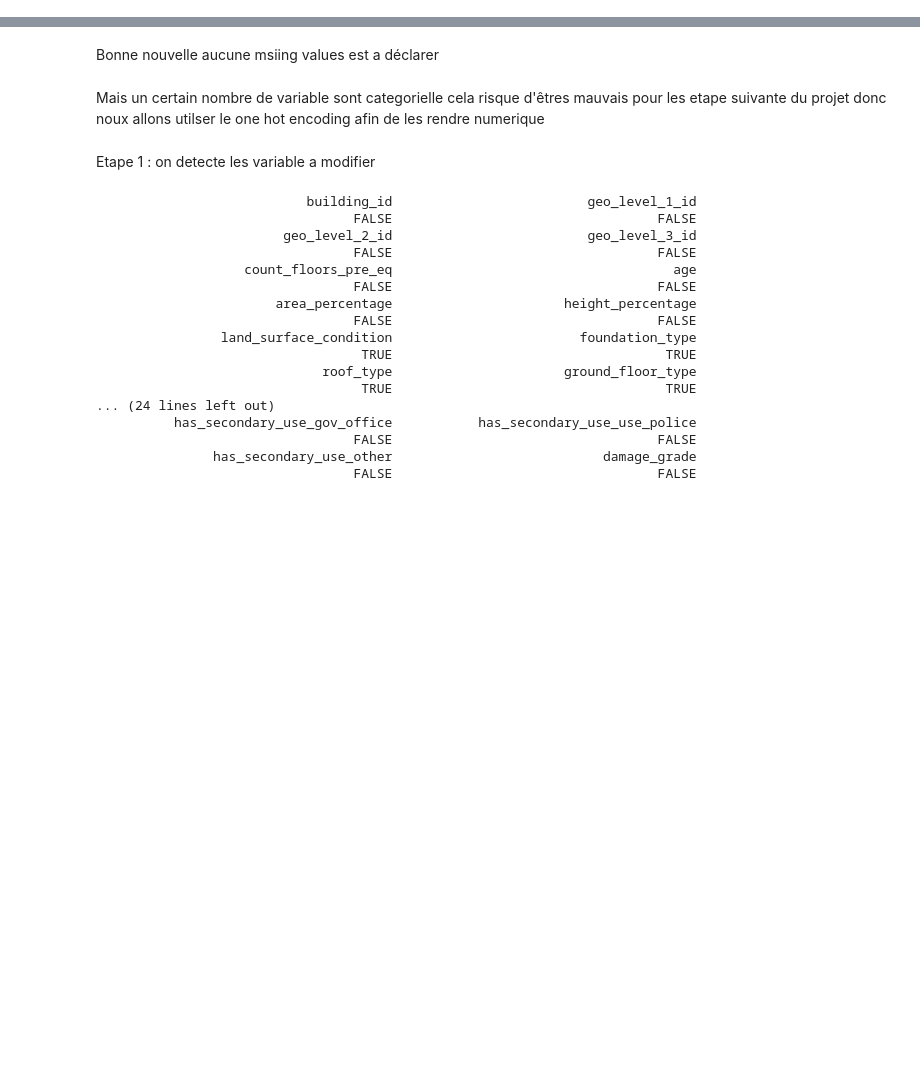
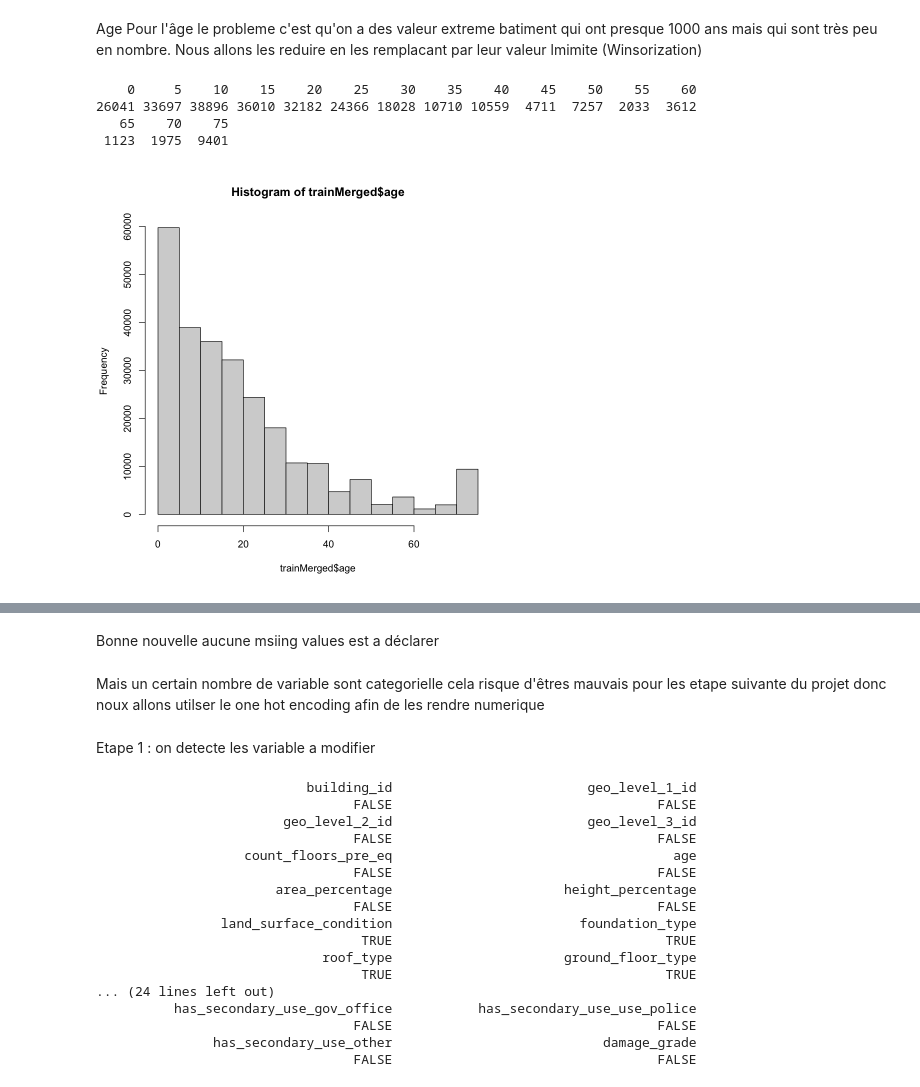
Before and after one commit to ULB-INFO-F-422/richter-s-predictor-group-26, a Jupyter notebook: FirstVersion.ipynb, the cells around one changed output, grey strips where cells are left out. Saved outputs shown, nothing was run; the diff lists cells and outputs as text; code cells hidden in the pictures; blank space fills up the shorter version.

```diff
--- a/FirstVersion.ipynb
+++ b/FirstVersion.ipynb
@@ -64,0 +92,17 @@ dim(trainMerged)
+# %%
+iqr <- IQR(trainMerged$count_floors_pre_eq)
+factor <- 3
+upper_limit <- median(trainMerged$count_floors_pre_eq) + factor * iqr
+trainMerged$count_floors_pre_eq[trainMerged$count_floors_pre_eq > upper_limit] <- upper_limit
+# %% [markdown]
+Age
+Pour l'âge le probleme c'est qu'on a des valeur extreme batiment qui ont presque 1000 ans mais qui sont très peu en nombre. Nous allons les reduire en les remplacant par leur valeur lmimite (Winsorization)
+# %%
+hist(trainMerged$age)
+table(trainMerged$age)
+# %% [output]
+    0     5    10    15    20    25    30    35    40    45    50    55    60
+26041 33697 38896 36010 32182 24366 18028 10710 10559  4711  7257  2033  3612
+   65    70    75
+ 1123  1975  9401
+[figure, added]
```
Also changed, not shown: parts of 72 cells of this notebook.
